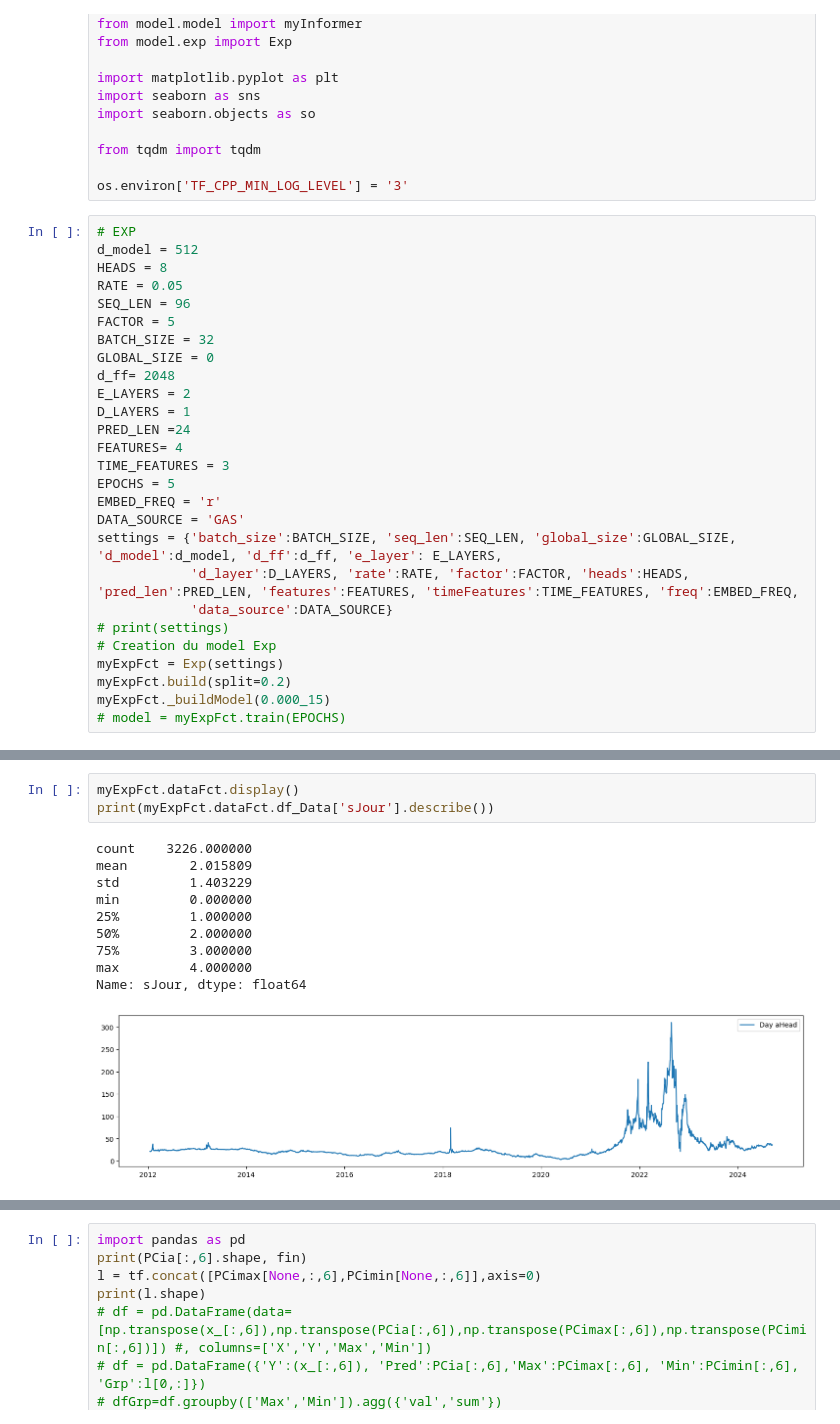
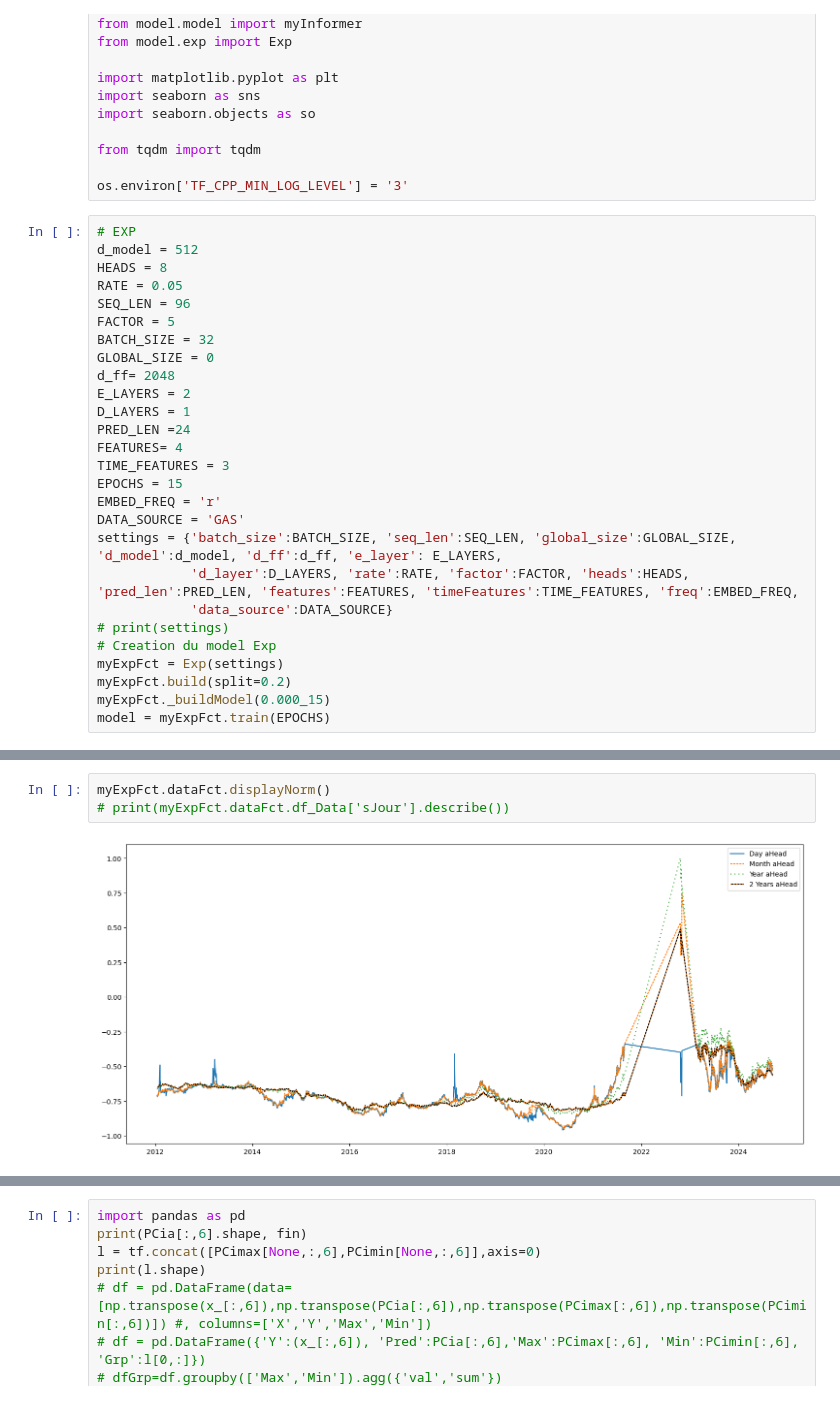
Before and after one commit to e-coucou/Machine-Learning, a Jupyter notebook: 1-Projet/Achats/ep/Gas - Fixing/informer/test-init/test_2.ipynb, the cells around one changed output, grey strips where cells are left out. Saved outputs shown, nothing was run; the diff lists cells and outputs as text.

```diff
--- a/1-Projet/Achats/ep/Gas - Fixing/informer/test-init/test_2.ipynb
+++ b/1-Projet/Achats/ep/Gas - Fixing/informer/test-init/test_2.ipynb
@@ -33,7 +33,7 @@ D_LAYERS = 1
 PRED_LEN =24
 FEATURES= 4
 TIME_FEATURES = 3
-EPOCHS = 5
+EPOCHS = 15
 EMBED_FREQ = 'r'
 DATA_SOURCE = 'GAS'
 settings = {'batch_size':BATCH_SIZE, 'seq_len':SEQ_LEN, 'global_size':GLOBAL_SIZE, 'd_model':d_model, 'd_ff':d_ff, 'e_layer': E_LAYERS,
@@ -44,4 +44,4 @@ settings = {'batch_size':BATCH_SIZE, 'seq_len':SEQ_LEN, 'global_size':GLOBAL_SIZ
 myExpFct = Exp(settings)
 myExpFct.build(split=0.2)
 myExpFct._buildModel(0.000_15)
-# model = myExpFct.train(EPOCHS)
+model = myExpFct.train(EPOCHS)
@@ -48,17 +65,8 @@ myExpFct._buildModel(0.000_15)
 # %%
-myExpFct.dataFct.display()
-print(myExpFct.dataFct.df_Data['sJour'].describe())
+myExpFct.dataFct.displayNorm()
+# print(myExpFct.dataFct.df_Data['sJour'].describe())
 # %% [output]
-count    3226.000000
-mean        2.015809
-std         1.403229
-min         0.000000
-25%         1.000000
-50%         2.000000
-75%         3.000000
-max         4.000000
-Name: sJour, dtype: float64
-[figure, old version]
+[figure, new version]
 # %%
 # SAVE MODEL
 # from tensorflow import train
```
Also changed, not shown: parts of 7 cells of this notebook, 14 other files.
